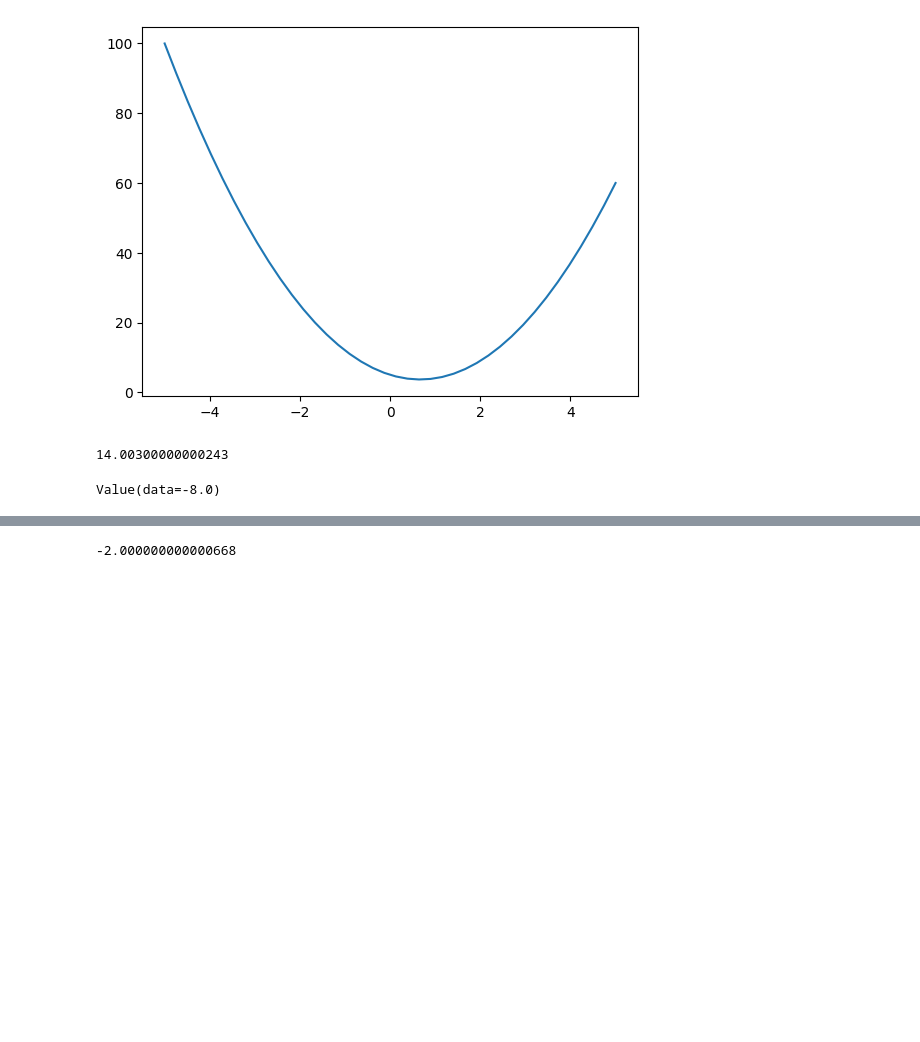
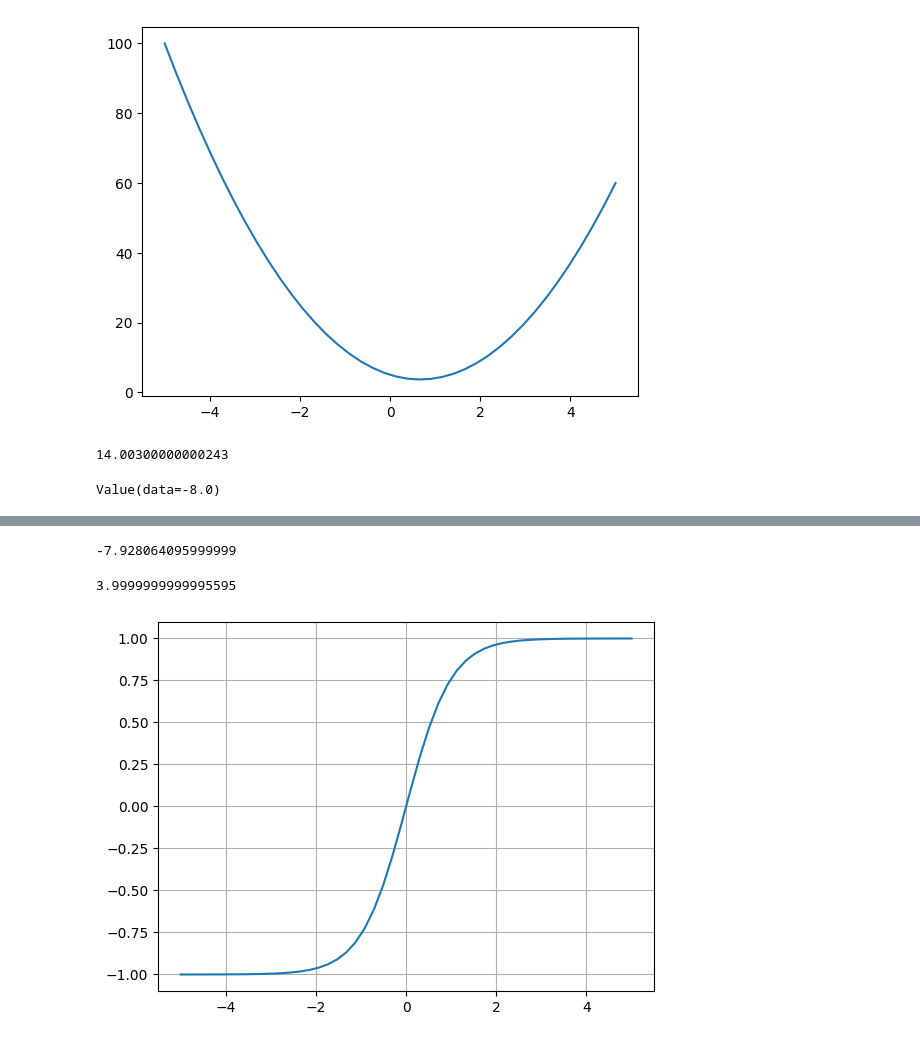
Before and after one commit to itsAnanth/nanograd, a Jupyter notebook: notebooks/main.ipynb, the cells around one changed output, grey strips where cells are left out. Cells and saved outputs as stored; diff of their text form; code cells hidden in the pictures; blank space fills up the shorter version.

```diff
--- a/notebooks/main.ipynb
+++ b/notebooks/main.ipynb
@@ -202,4 +200,17 @@ edge Value(data=10.0) Value(data=4.0)
 [drawing not drawn]
+# %%
+a.data += 1e-3 * a.grad
+b.data += 1e-3 * b.grad
+c.data += 1e-3 * c.grad
+f.data += 1e-3 * f.grad
+
+e = a * b
+d = e + c
+L = d * f
+
+print(L.data)
+# %% [output]
+-7.928064095999999
 # %%
 def numerical_eval():
 
@@ -211,7 +222,7 @@ def numerical_eval():
     # original value
     h = 1e-3
     a = Value(2.0, label='a')
-    b = Value(-3.0, label='b')
+    b = Value(-3.0, label='b') + h
     c = Value(10.0, label='c')
     e = (a * b).setLabel('e')
     d = (e + c).setLabel('d')
@@ -223,7 +234,7 @@ def numerical_eval():
     a = Value(2.0, label='a')
     b = Value(-3.0, label='b')
     c = Value(10.0, label='c')
-    e = (a * b).setLabel('e') + h
+    e = (a * b).setLabel('e')
     d = (e + c).setLabel('d')
     f = Value(-2.0, label='f')
     L2 = (d * f).setLabel('L')
@@ -233,4 +244,8 @@ def numerical_eval():
     return (L2.data - L1.data)/h
 numerical_eval()
 # %% [output]
--2.000000000000668
+3.9999999999995595
+# %%
+plt.plot(np.linspace(-5, 5, 50), np.tanh(np.linspace(-5, 5, 50))); plt.grid()
+# %% [output]
+[figure, added]
```
Also changed, not shown: parts of 12 cells of this notebook.
